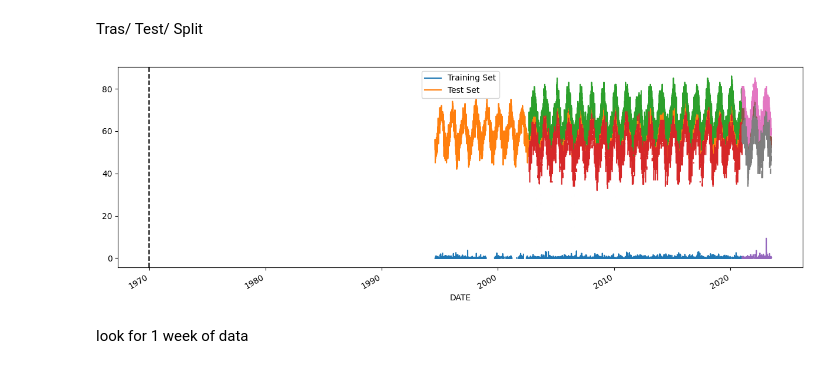
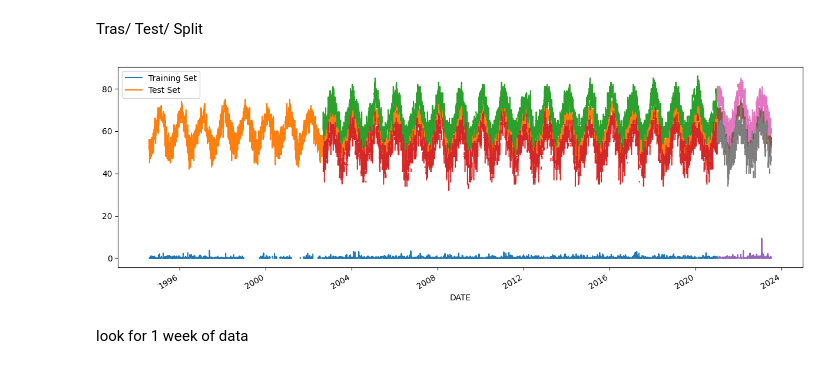
Before and after one commit to YingCG/phyton-basic, a Jupyter notebook: 10-timeSeriesForecastingXGBoost/XGBoostpredictRainfall.ipynb, the cells around one changed output. Cells and saved outputs as stored; diff of their text form; code cells hidden in the pictures.

```diff
--- a/10-timeSeriesForecastingXGBoost/XGBoostpredictRainfall.ipynb
+++ b/10-timeSeriesForecastingXGBoost/XGBoostpredictRainfall.ipynb
@@ -48,16 +50,16 @@ noaaData.plot(style='.', figsize=(15,5), title='Rainfall Auckland 1994 to 2023 (
 Tras/ Test/ Split
 # %%
 train = noaaData.loc[noaaData.index < '2020-12-31']
-test = noaaData.loc[noaaData.index >= '2021-12-31']
+test = noaaData.loc[noaaData.index >= '2020-12-31']
 
 fig, ax = plt.subplots(figsize=(15,5))
 train.plot(ax=ax, label="Training Set")
 test.plot(ax=ax, label="Testing Set")
-ax.axvline( color='black', ls='--')
+# ax.axvline( color='black', ls='--')
 ax.legend(['Training Set', 'Test Set'])
 plt.show()
 # %% [output]
-[figure, old version]
+[figure, new version]
 # %% [markdown]
 look for 1 week of data
 # %%
```
Also changed, not shown: parts of 4 cells of this notebook, 6 other files.
